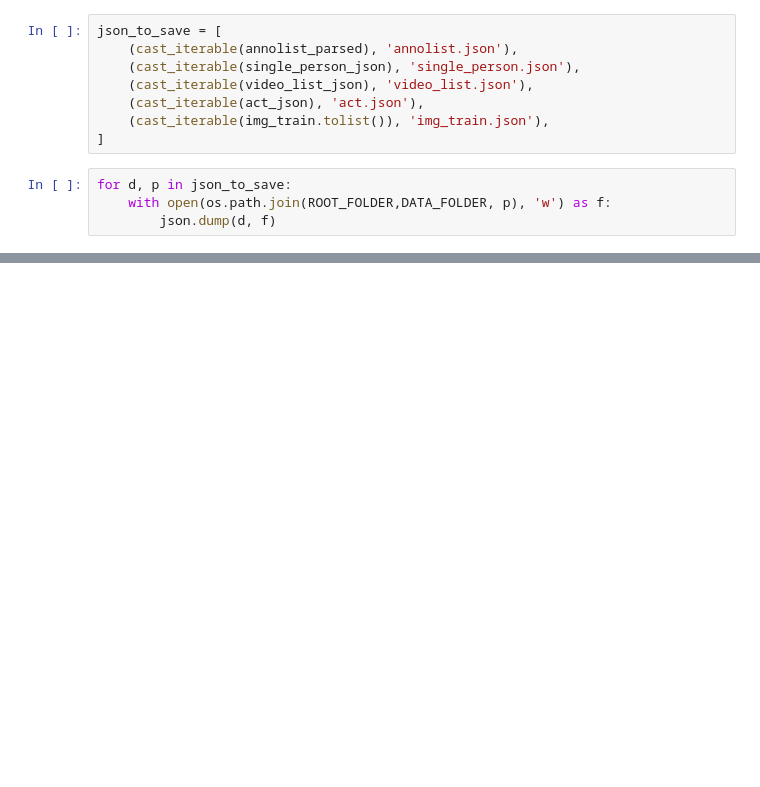
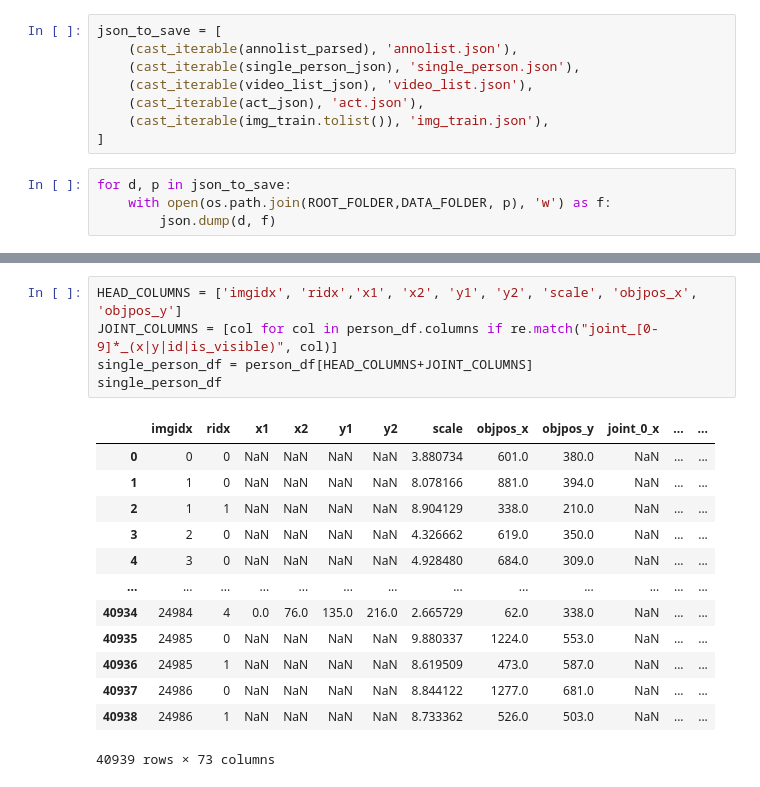
Before and after one commit to wbenbihi/hourglasstensorflow, a Jupyter notebook: notebooks/01 - Parsing MPII Dataset.ipynb, the cells around one changed output, grey strips where cells are left out. Cells and saved outputs as stored; diff of their text form; blank space fills up the shorter version.

```diff
--- a/notebooks/01 - Parsing MPII Dataset.ipynb
+++ b/notebooks/01 - Parsing MPII Dataset.ipynb
@@ -325,0 +517,19 @@ for d, p in json_to_save:
+# %%
+HEAD_COLUMNS = ['imgidx', 'ridx','x1', 'x2', 'y1', 'y2', 'scale', 'objpos_x', 'objpos_y']
+JOINT_COLUMNS = [col for col in person_df.columns if re.match("joint_[0-9]*_(x|y|id|is_visible)", col)]
+single_person_df = person_df[HEAD_COLUMNS+JOINT_COLUMNS]
+single_person_df
+# %% [output]
+|  | imgidx | ridx | x1 | x2 | y1 | y2 | scale | objpos_x | objpos_y | joint_0_x | ... | ... |
+| 0 | 0 | 0 | NaN | NaN | NaN | NaN | 3.880734 | 601.0 | 380.0 | NaN | ... | ... |
+| 1 | 1 | 0 | NaN | NaN | NaN | NaN | 8.078166 | 881.0 | 394.0 | NaN | ... | ... |
+| 2 | 1 | 1 | NaN | NaN | NaN | NaN | 8.904129 | 338.0 | 210.0 | NaN | ... | ... |
+| 3 | 2 | 0 | NaN | NaN | NaN | NaN | 4.326662 | 619.0 | 350.0 | NaN | ... | ... |
+| 4 | 3 | 0 | NaN | NaN | NaN | NaN | 4.928480 | 684.0 | 309.0 | NaN | ... | ... |
+| ... | ... | ... | ... | ... | ... | ... | ... | ... | ... | ... | ... | ... |
+| 40934 | 24984 | 4 | 0.0 | 76.0 | 135.0 | 216.0 | 2.665729 | 62.0 | 338.0 | NaN | ... | ... |
+| 40935 | 24985 | 0 | NaN | NaN | NaN | NaN | 9.880337 | 1224.0 | 553.0 | NaN | ... | ... |
+| 40936 | 24985 | 1 | NaN | NaN | NaN | NaN | 8.619509 | 473.0 | 587.0 | NaN | ... | ... |
+| 40937 | 24986 | 0 | NaN | NaN | NaN | NaN | 8.844122 | 1277.0 | 681.0 | NaN | ... | ... |
+| 40938 | 24986 | 1 | NaN | NaN | NaN | NaN | 8.733362 | 526.0 | 503.0 | NaN | ... | ... |
+40939 rows × 73 columns
```
Also changed, not shown: parts of 30 cells of this notebook, 3 other files.
